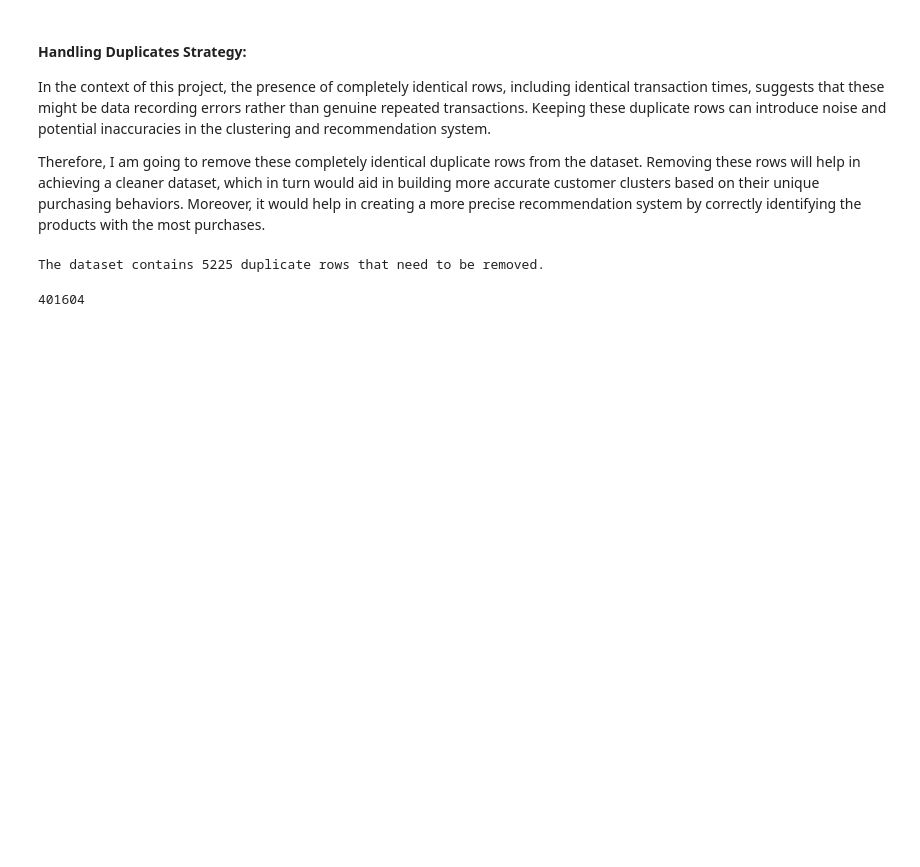
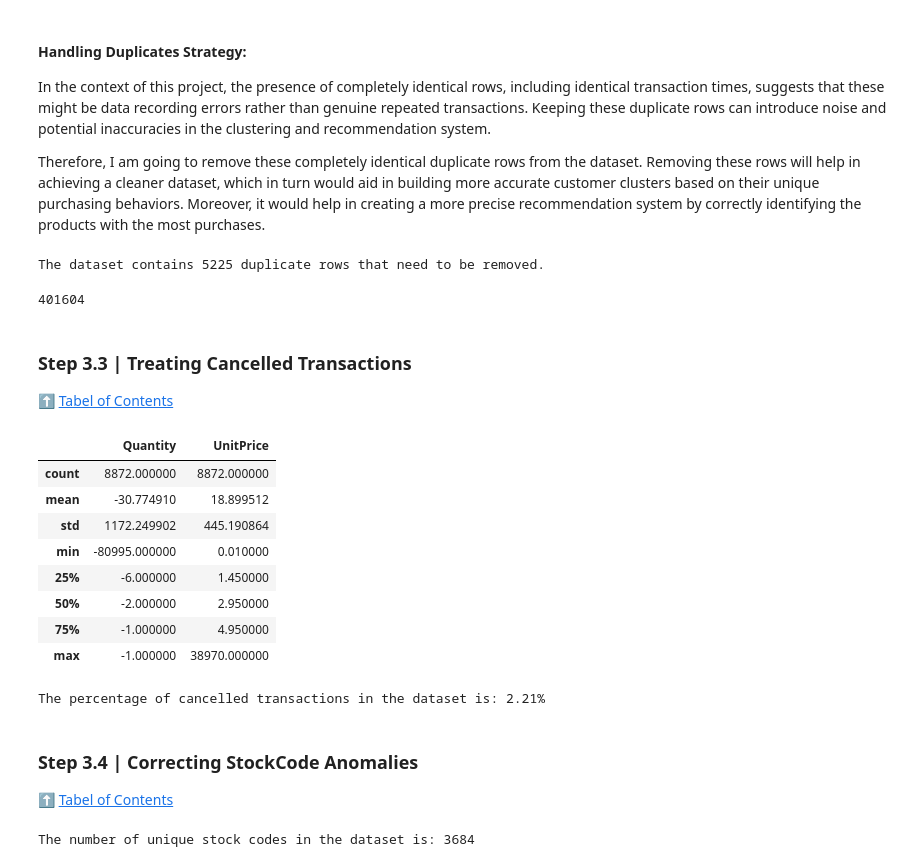
Before and after one commit to richardlevinson3/customer-personality-analytics, a Jupyter notebook: cusomter-personality-analytics.ipynb, the cells around one changed output. Saved outputs shown, nothing was run; the diff lists cells and outputs as text; code cells hidden in the pictures; blank space fills up the shorter version.

```diff
--- a/cusomter-personality-analytics.ipynb
+++ b/cusomter-personality-analytics.ipynb
@@ -340,3 +340,44 @@ The dataset contains 5225 duplicate rows that need to be removed.
 df.shape[0]
 # %% [output]
 401604
+# %% [markdown]
+<a id="InvoiceNo_cleaning"></a>
+### Step 3.3 | Treating Cancelled Transactions
+⬆️ [Tabel of Contents](#contents_tabel)
+# %%
+# Filter out the rows with InvoiceNo starting with "C" and create a new column indicating the transaction status
+df['Transaction_Status'] = np.where(df['InvoiceNo'].astype(str).str.startswith('C'), 'Cancelled', 'Completed')
+
+# Analyze the characteristics of these rows (considering the new column)
+cancelled_transactions = df[df['Transaction_Status'] == 'Cancelled']
+cancelled_transactions.describe().drop('CustomerID', axis=1)
+# %% [output]
+|  | Quantity | UnitPrice |
+| count | 8872.000000 | 8872.000000 |
+| mean | -30.774910 | 18.899512 |
+| std | 1172.249902 | 445.190864 |
+| min | -80995.000000 | 0.010000 |
+| 25% | -6.000000 | 1.450000 |
+| 50% | -2.000000 | 2.950000 |
+| 75% | -1.000000 | 4.950000 |
+| max | -1.000000 | 38970.000000 |
+# %%
+# Finding the percentage of cancelled transactions
+cancelled_percentage = (cancelled_transactions.shape[0] / df.shape[0]) * 100
+
+# Printing the percentage of cancelled transactions
+print(f"The percentage of cancelled transactions in the dataset is: {cancelled_percentage:.2f}%")
+# %% [output]
+The percentage of cancelled transactions in the dataset is: 2.21%
+# %% [markdown]
+<a id="StockCode_cleaning"></a>
+### Step 3.4 | Correcting StockCode Anomalies
+⬆️ [Tabel of Contents](#contents_tabel)
+# %%
+# Finding the number of unique stock codes
+unique_stock_codes = df['StockCode'].nunique()
+
+# Printing the number of unique stock codes
+print(f"The number of unique stock codes in the dataset is: {unique_stock_codes}")
+# %% [output]
+The number of unique stock codes in the dataset is: 3684
```
Also changed, not shown: parts of 18 cells of this notebook.
